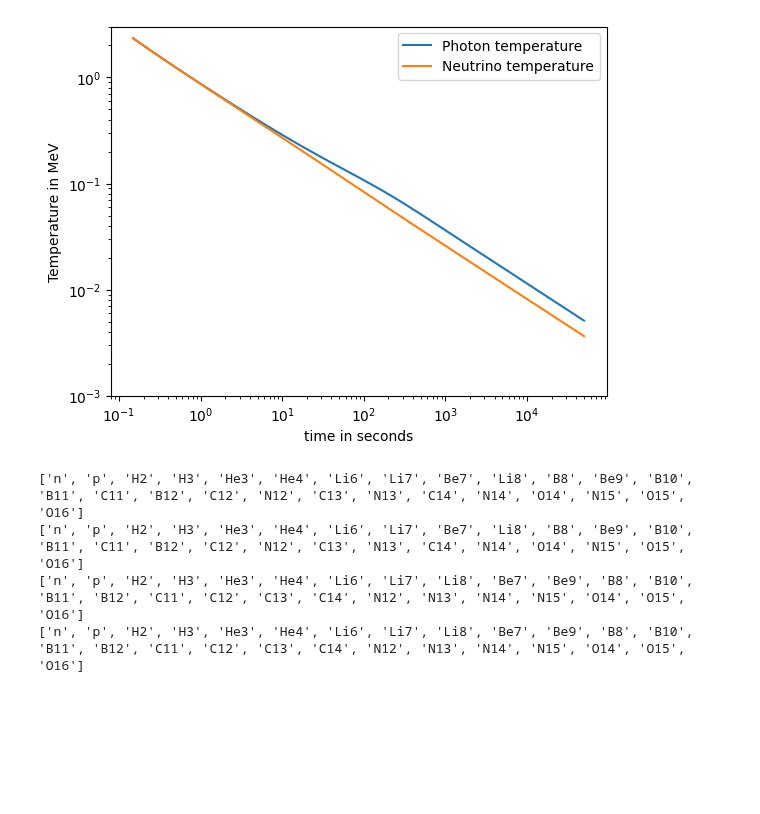
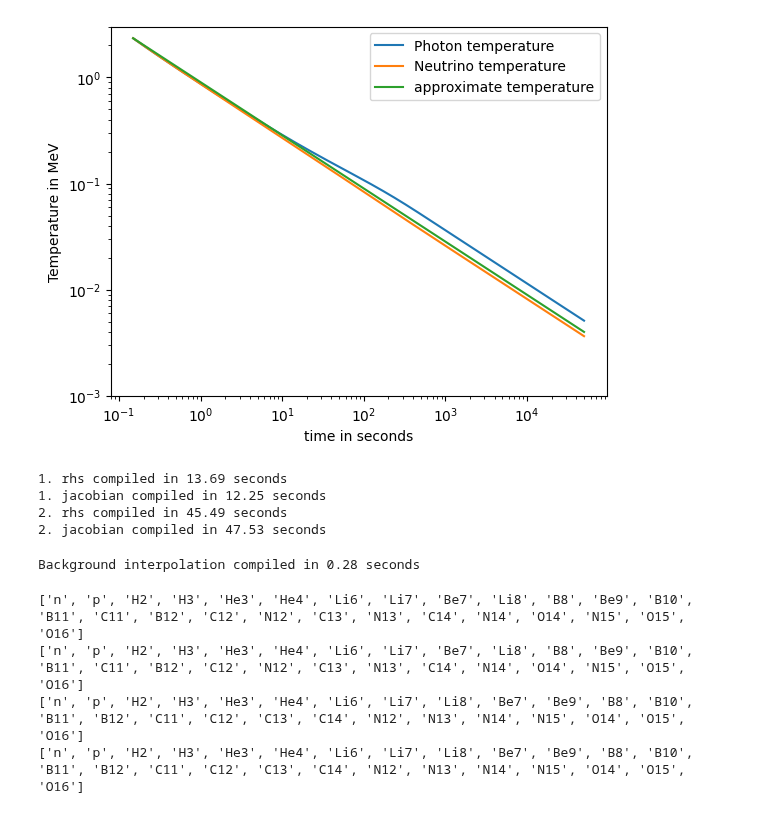
Before and after one commit to hansbdein/Speciale, a Jupyter notebook: Alter_eta.ipynb, the cells around one changed output. Saved outputs shown, nothing was run; the diff lists cells and outputs as text; code cells hidden in the pictures; blank space fills up the shorter version.

Commit message:
New rate and seperate background

```diff
--- a/Alter_eta.ipynb
+++ b/Alter_eta.ipynb
@@ -169,56 +170,109 @@ t_range=[t_ini,5e4*timeunit]            #time range for integration
 def dbackground(t,y):   #solve h and T, y[0] = T, y[1] = a
     return [dTdt(t,*y),dadt(t,*y)]
 
-
-
 # Solving it
-sol = integrate.solve_ivp(dbackground, t_range, [T_ini,1],method='Radau')#,t_eval=t_space)
+sol = integrate.solve_ivp(dbackground, t_range, [T_ini,1],method='Radau',atol=1e-80,rtol=1e-6,t_eval=np.geomspace(*t_range,10000))#,t_eval=t_space)
 
 plt.figure()
 # Plot the Temperature
 plt.plot(sol.t/timeunit, sol.y[0], label='Photon temperature')
 
 # Test with completely radiation dominated universe
 t_space=sol.t
 T_approx=np.sqrt(1.226*10**21/t_space)
 #T_approx=1/np.sqrt(t_space/timeunit)/10.4*TMeV2T9
 plt.plot(t_space/timeunit, T_ini/sol.y[1], label='Neutrino temperature')
 
-
+plt.plot(t_space/timeunit, T_approx, label='approximate temperature')
 #plot the scale factor
 #plt.plot(sol.t/timeunit, sol.y[2]/1e3, label='scale factor')
 
 #fix the axis
 plt.xlabel('time in seconds')
 plt.ylabel('Temperature in MeV')
 
 plt.xscale('log')
 plt.yscale('log')
 
 # plt.xlim((0.1, 2e5))
 plt.ylim((1e-3,3))
 
 plt.legend()
 plt.show()
 
 #plt.figure
 
+Tsqr=sol.y[0]**-2
+asqrt=sol.y[1]**2
 
 n_bparams=2
+
+solt=sol.t
+
+@njit
+def T_cache(t):   #solve h and T, y[0] = T, y[1] = a
+    return 1/np.sqrt(np.interp(t,solt,Tsqr))
+    #return -np.interp(t,sol.t,-sol.y[0])
+    #return -interp1d(sol.t,-sol.y[0], kind='linear', copy=True, bounds_error=True, assume_sorted=True)(t)
+
+@njit
+def a_cache(t):
+    return np.sqrt(np.interp(t,solt,asqrt))
+    #return np.interp(t,sol.t,sol.y[1])
+    #return interp1d(sol.t,sol.y[1], kind='linear', copy=True, bounds_error=True, assume_sorted=True)(t)
 # %% [output]
-[figure, old version]
+[figure, new version]
 # %%
 #import networks
 
 #section for AoT compilation of network
+#import H2_AoT_net as bbn_H2
+#import He4_AoT_net as bbn_He4
+'''
 import AoT_net as bbn_n
+import full_AoT_net as bbn_full
 
-networks=[bbn_n]#bbn_full]
+#Jit compilation
+import full_size_net as bbn_full
+
+networks=[bbn_n,bbn_full]
 #number of nuclei in network, nNucs[-1]=2 to since initial condition sets n and p
 nNucs=[net.nnuc() for net in networks]+[2]
+'''
+
+#Jit compilation
+import bbn_test_integrate as bbn_n
+#import full_size_net as bbn_full
+import Newrate_net as bbn_full
+networks=[bbn_n,bbn_full]
+nNucs=[net.nnuc for net in networks]+[2]
+
+
+#compile rhs and Jacobians
+for i in range(len(networks)):
+    prev_time=time.time()
+    networks[i].rhs(float(1000), np.ones(nNucs[i]),0.00001, float(1e7))
+    print(str(i+1)+f'. rhs compiled in {time.time()-prev_time:.2f} seconds')
+    prev_time=time.time()
+    networks[i].jacobian(float(1000), np.ones(nNucs[i]),0.00001, float(1e7))
+    print(str(i+1)+f'. jacobian compiled in {time.time()-prev_time:.2f} seconds')
+
 
 #times for switching between networks
-t_start=[t_ini,1e5*timeunit]
+t_start=[t_ini,timeunit,1e5*timeunit]
+# %% [output]
+1. rhs compiled in 13.69 seconds
+1. jacobian compiled in 12.25 seconds
+2. rhs compiled in 45.49 seconds
+2. jacobian compiled in 47.53 seconds
+# %%
+prev_time=time.time()
+T_cache(1.1)
+
+a_cache(1.1)
+print(f'Background interpolation compiled in {time.time()-prev_time:.2f} seconds')
+# %% [output]
+Background interpolation compiled in 0.28 seconds
 # %%
 #Setup isotopes based on Alterbbn
 Y_labels=['n','p','H2','H3','He3','He4','Li6','Li7','Li8','Be7','Be9','B8','B10','B11','B12','C11','C12','C13','C14','N12','N13','N14','N15','O14','O15','O16']
```
Also changed, not shown: parts of 15 cells of this notebook, 3 other files.
